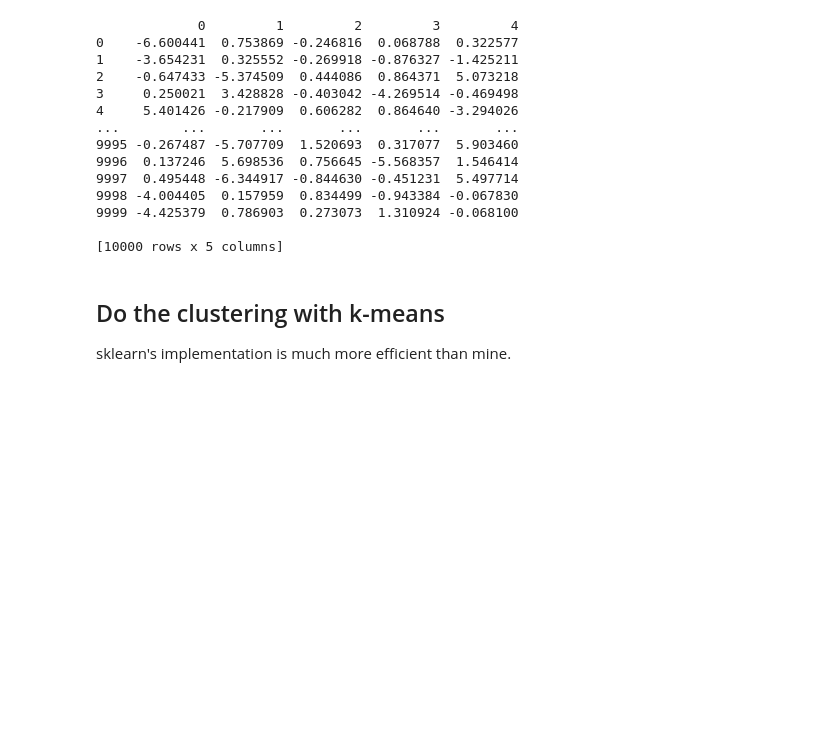
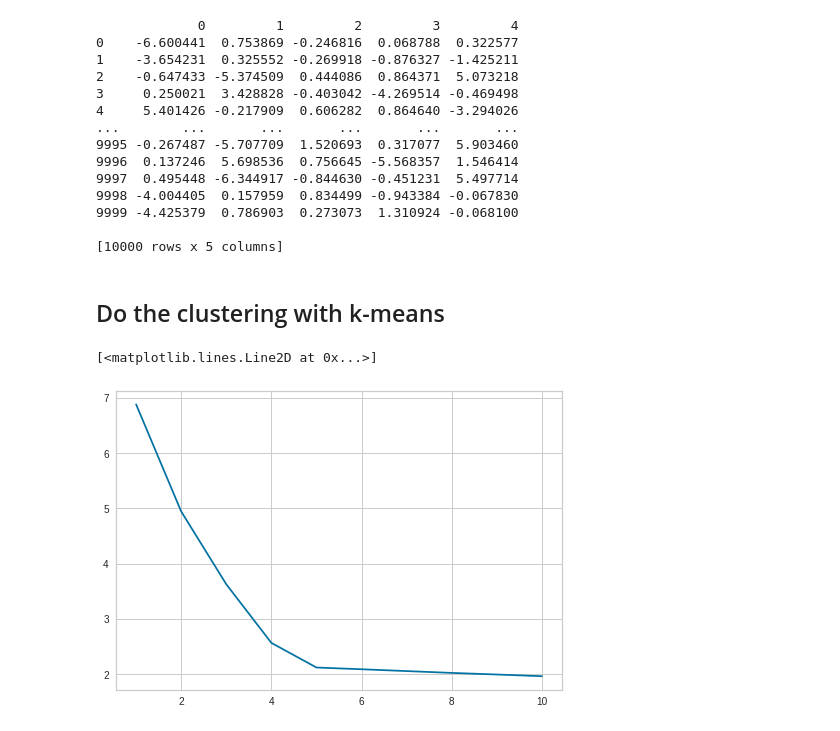
Before and after one commit to Ford-z/Machine-Learning, a Jupyter notebook: Cluster/K_means/Quiz4.ipynb, the cells around one changed output. Cells and saved outputs as stored; diff of their text form; code cells hidden in the pictures; blank space fills up the shorter version.

```diff
--- a/Cluster/K_means/Quiz4.ipynb
+++ b/Cluster/K_means/Quiz4.ipynb
@@ -75,5 +67,20 @@ print(df)
 [10000 rows x 5 columns]
 # %% [markdown]
 ## Do the clustering with k-means
-sklearn's implementation is much more efficient than mine.
+# %%
+data=df.values
+from sklearn.cluster import KMeans
+from scipy.spatial.distance import cdist
+distortions = []
+sse = []
+K = range(1,11)
+for k in K:
+    kmeans = KMeans(n_clusters = k).fit(data)
+    kmeans.fit(data)
+    distortions.append(sum(np.min(cdist(data, kmeans.cluster_centers_, 'euclidean'), axis=1)) / data.shape[0])
+
+plt.plot(K, distortions, 'bx-')
+# %% [output]
+[<matplotlib.lines.Line2D at 0x...>]
+[figure, added]
 # %%
```
Also changed, not shown: parts of 8 cells of this notebook.
